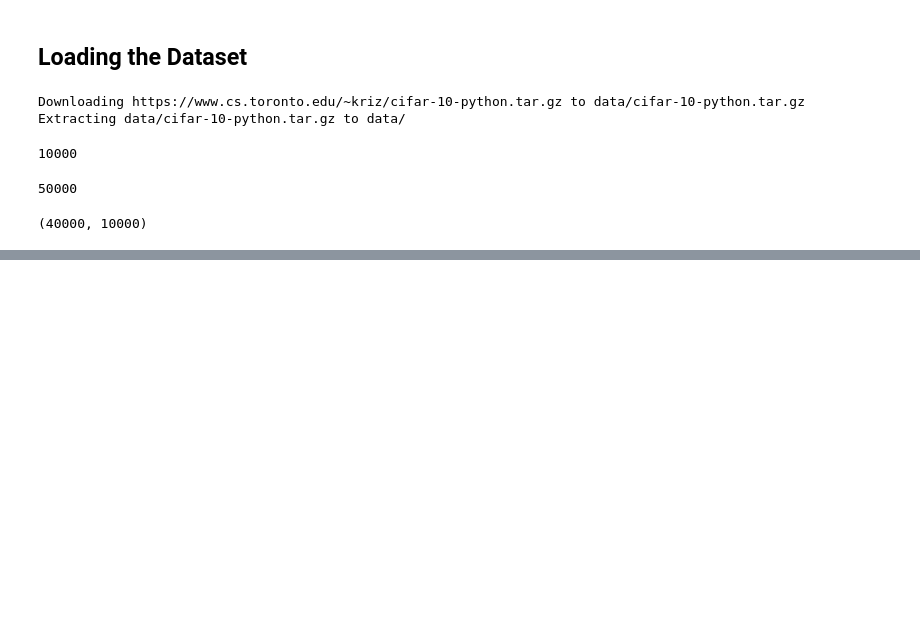
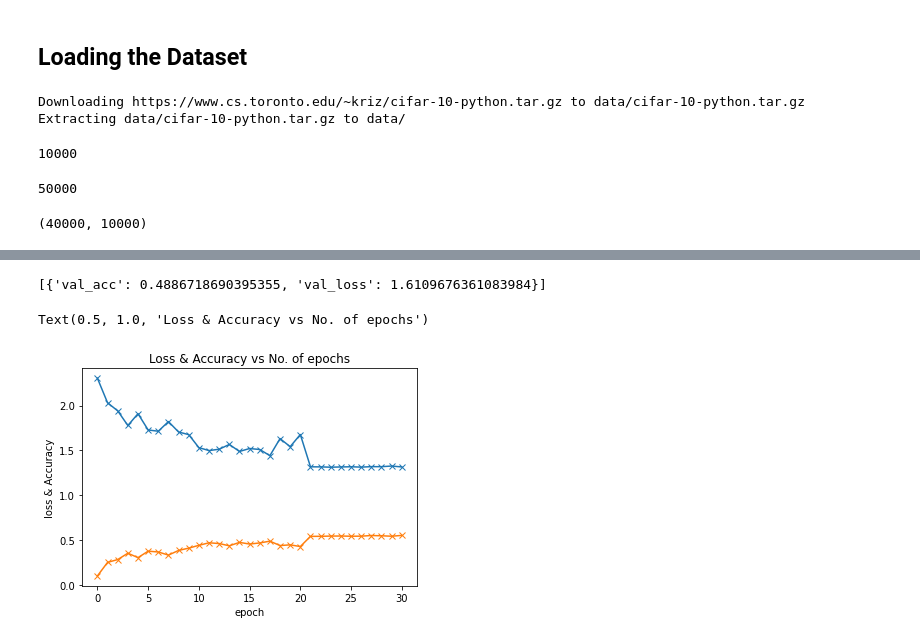
Before and after one commit to Aakash3101/Deep-Learning, a Jupyter notebook: ML/Deep_learning/pytorch_tutorials/cifar10/CIFAR10.ipynb, the cells around one changed output, grey strips where cells are left out. Cells and saved outputs as stored; diff of their text form; code cells hidden in the pictures; blank space fills up the shorter version.

Commit message:
two models trained

```diff
--- a/ML/Deep_learning/pytorch_tutorials/cifar10/CIFAR10.ipynb
+++ b/ML/Deep_learning/pytorch_tutorials/cifar10/CIFAR10.ipynb
@@ -76,0 +176,3 @@ classes
+# %%
+model = CIFARModel(in_size, out_size)
+model
@@ -76,0 +197,3 @@ classes
+# %%
+history = [evaluate(model, val_loader)]
+history
@@ -76,0 +202,2 @@ classes
+# %%
+history += fit(20, 0.5, model, train_loader, val_loader)
@@ -76,0 +225,2 @@ classes
+# %%
+history += fit(10, 0.1, model, train_loader, val_loader)
@@ -76,0 +238,15 @@ classes
+# %%
+result = [evaluate(model, test_loader)]
+result
+# %% [output]
+[{'val_acc': 0.4886718690395355, 'val_loss': 1.6109676361083984}]
+# %%
+losses = [x['val_loss'] for x in history]
+accuracies = [x['val_acc'] for x in history]
+plt.plot(losses, '-x', accuracies, '-x')
+plt.xlabel('epoch')
+plt.ylabel('loss & Accuracy')
+plt.title('Loss & Accuracy vs No. of epochs')
+# %% [output]
+Text(0.5, 1.0, 'Loss & Accuracy vs No. of epochs')
+[figure, added]
```
Also changed, not shown: parts of 20 cells of this notebook.
